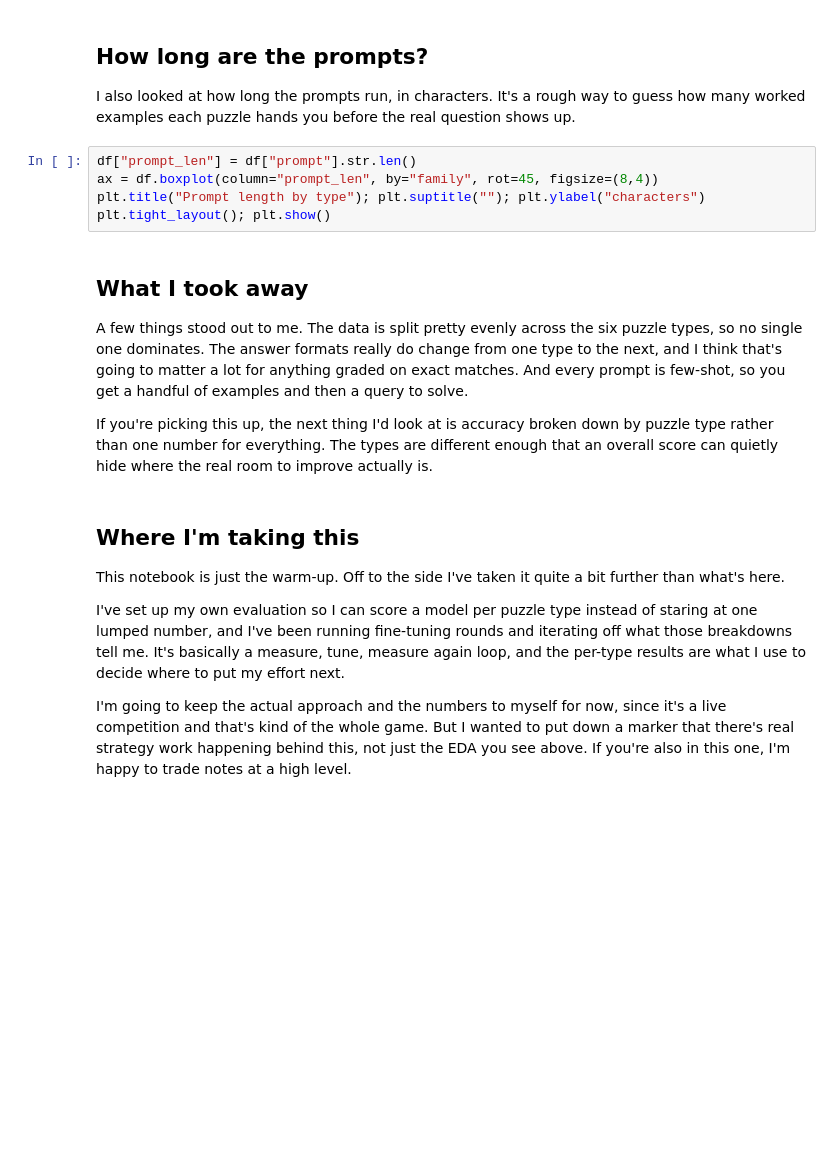
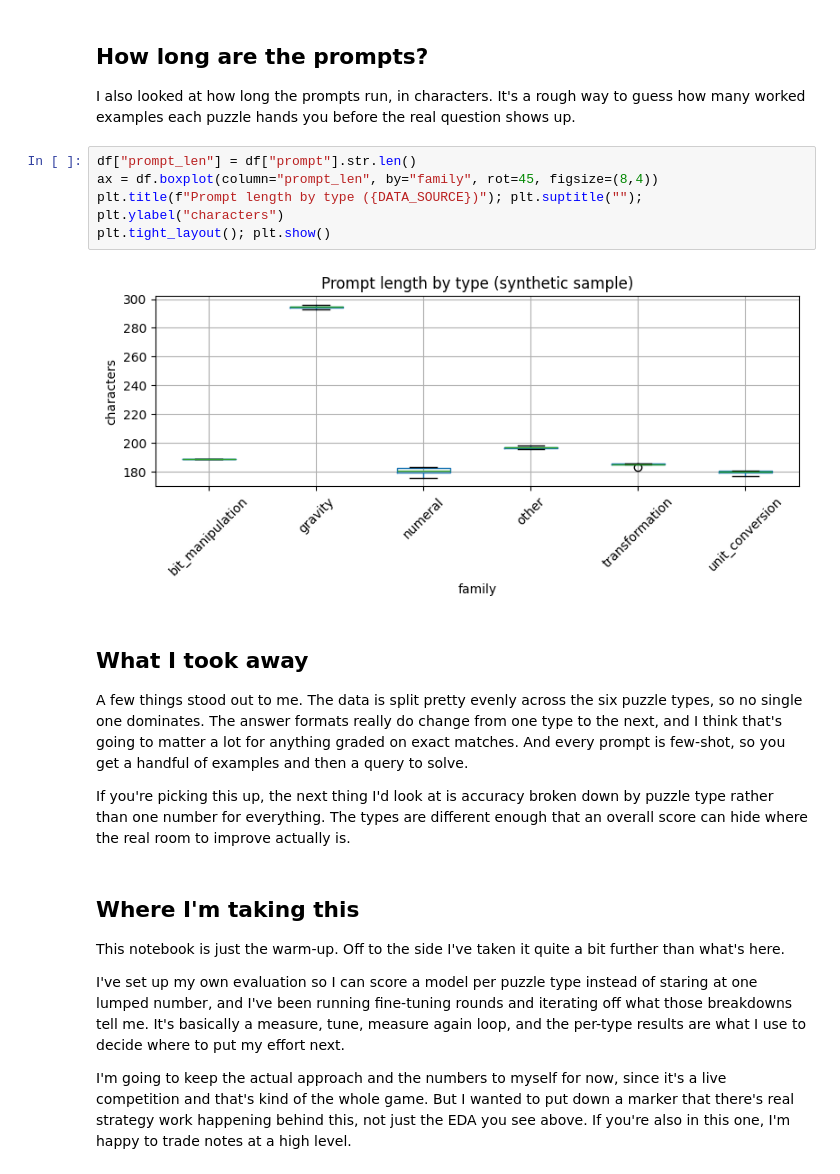
Before and after one commit to LaelaZorana/nemotron-eda, a Jupyter notebook: notebooks/eda.ipynb, the cells around one changed output. Saved outputs shown, nothing was run; the diff lists cells and outputs as text; blank space fills up the shorter version.

```diff
--- a/notebooks/eda.ipynb
+++ b/notebooks/eda.ipynb
@@ -77,14 +164,16 @@ I also looked at how long the prompts run, in characters. It's a rough way to gu
 # %%
 df["prompt_len"] = df["prompt"].str.len()
 ax = df.boxplot(column="prompt_len", by="family", rot=45, figsize=(8,4))
-plt.title("Prompt length by type"); plt.suptitle(""); plt.ylabel("characters")
+plt.title(f"Prompt length by type ({DATA_SOURCE})"); plt.suptitle(""); plt.ylabel("characters")
 plt.tight_layout(); plt.show()
+# %% [output]
+[figure, added]
 # %% [markdown]
 ## What I took away
 
 A few things stood out to me. The data is split pretty evenly across the six puzzle types, so no single one dominates. The answer formats really do change from one type to the next, and I think that's going to matter a lot for anything graded on exact matches. And every prompt is few-shot, so you get a handful of examples and then a query to solve.
 
-If you're picking this up, the next thing I'd look at is accuracy broken down by puzzle type rather than one number for everything. The types are different enough that an overall score can quietly hide where the real room to improve actually is.
+If you're picking this up, the next thing I'd look at is accuracy broken down by puzzle type rather than one number for everything. The types are different enough that an overall score can hide where the real room to improve actually is.
 # %% [markdown]
 ## Where I'm taking this
 
```
Also changed, not shown: parts of 7 cells of this notebook, 3 other files.
